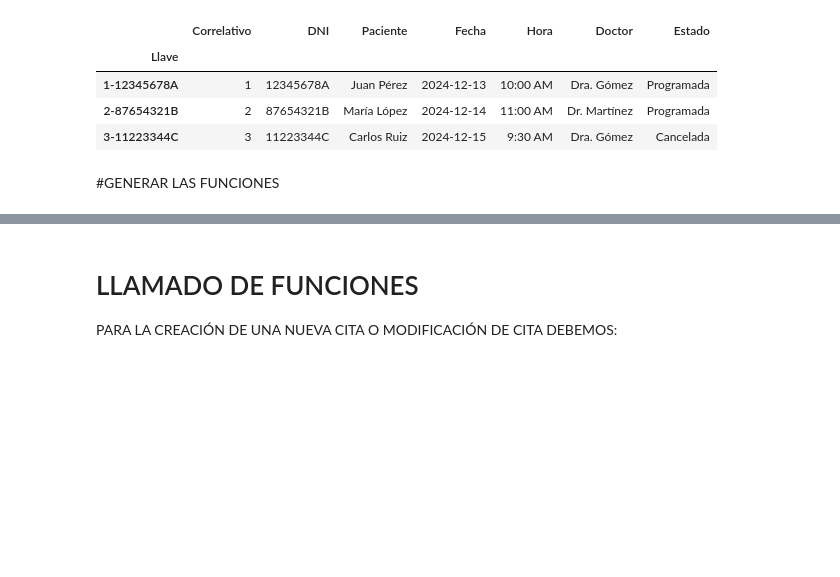
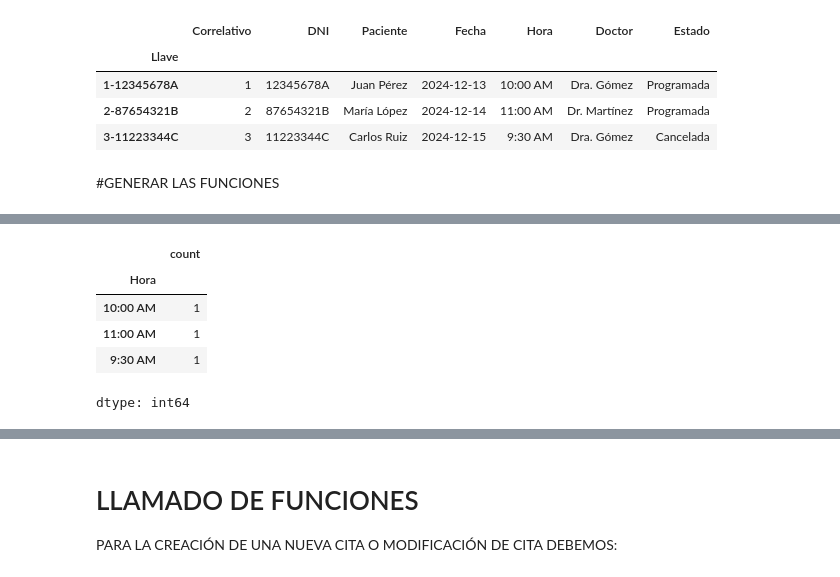
Before and after one commit to RogerReateguiUTEC/Tareas_Programacion101, a Jupyter notebook: Copia_de_Examen_Final_Programacion_101.ipynb, the cells around one changed output, grey strips where cells are left out. Cells and saved outputs as stored; diff of their text form; code cells hidden in the pictures; blank space fills up the shorter version.

```diff
--- a/Copia_de_Examen_Final_Programacion_101.ipynb
+++ b/Copia_de_Examen_Final_Programacion_101.ipynb
@@ -113,0 +118,10 @@ def modificarCita(citas_df, llave, **nuevos_datos):
+# %%
+horas_pico = citas["Hora"].value_counts().sort_values(ascending=False)
+horas_pico.head()
+# %% [output]
+|  | count |
+| Hora |  |
+| 10:00 AM | 1 |
+| 11:00 AM | 1 |
+| 9:30 AM | 1 |
+dtype: int64
```
Also changed, not shown: parts of 5 cells of this notebook.
